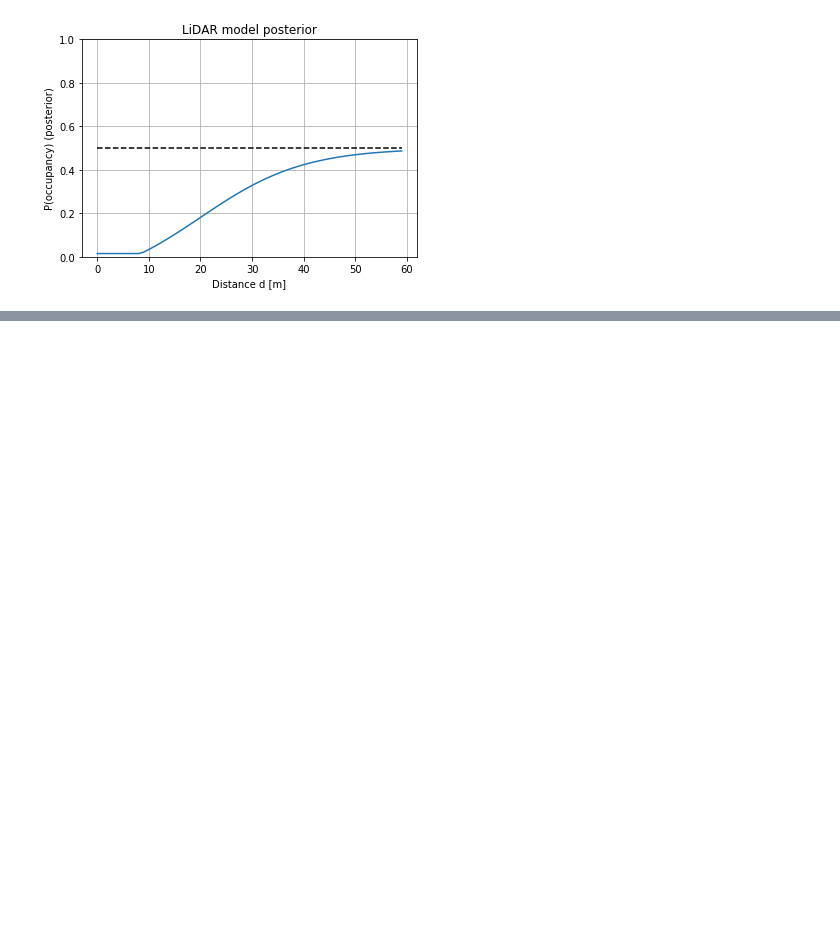
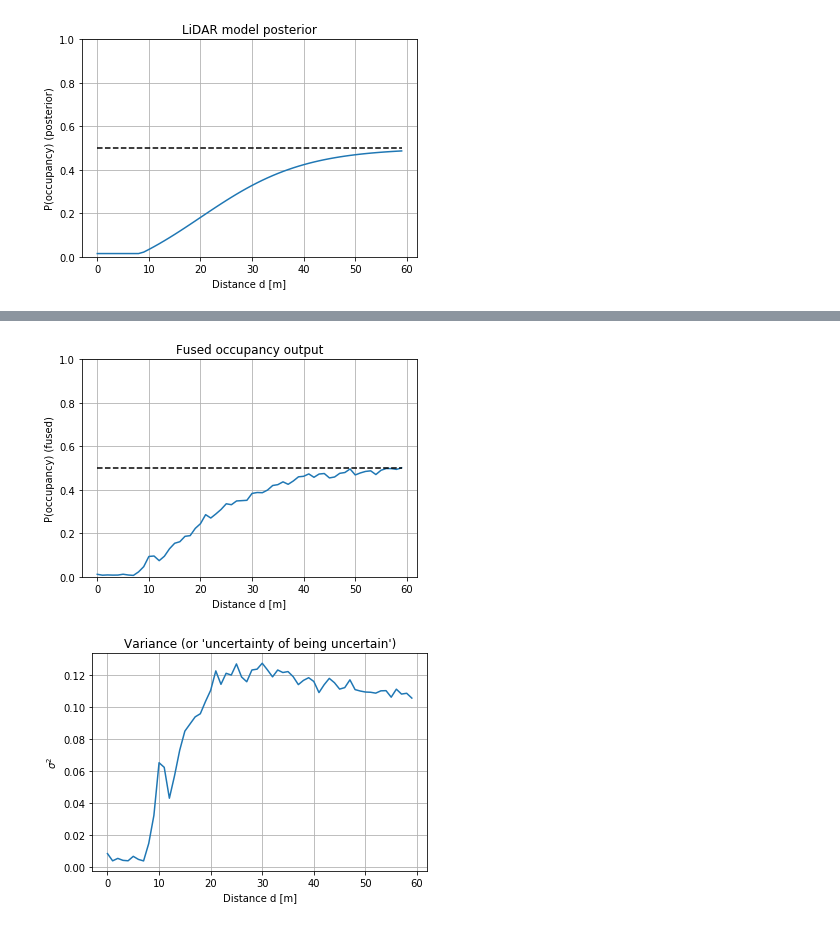
Before and after one commit to robin-karlsson0/bayesian-perception-demo, a Jupyter notebook: probabilistic_spatial_occupancy.ipynb, the cells around one changed output, grey strips where cells are left out. Drawn from its saved outputs; the diff is of its cells as text; code cells hidden in the pictures; blank space fills up the shorter version.

```diff
--- a/probabilistic_spatial_occupancy.ipynb
+++ b/probabilistic_spatial_occupancy.ipynb
@@ -371,0 +531,40 @@ plt.show()
+# %%
+fusion_p_array = np.zeros(60)
+fusion_var_array = np.zeros(60)
+
+for i in range(60):
+
+    a_camera = a_array_camera[i]
+    b_camera = b_array_camera[i]
+    a_lidar = a_array_lidar[i]
+    b_lidar = b_array_lidar[i]
+
+    probs = []
+
+    for j in range(1000):
+
+        prob_y_1 = sample_model(a_camera, b_camera, a_lidar, b_lidar)
+        probs.append(prob_y_1)
+
+    #print(probs)
+    fusion_p_array[i] = np.mean(probs)
+    fusion_var_array[i] = np.var(probs)
+# %%
+plt.plot(fusion_p_array)
+plt.plot(0.5*np.ones(60), 'k--')
+plt.title("Fused occupancy output")
+plt.xlabel("Distance d [m]")
+plt.ylabel("P(occupancy) (fused)")
+plt.grid()
+plt.ylim(0,1)
+plt.show()
+
+plt.plot(fusion_var_array)
+plt.title("Variance (or 'uncertainty of being uncertain')")
+plt.xlabel("Distance d [m]")
+plt.ylabel(r'$\sigma^2$')
+plt.grid()
+plt.show()
+# %% [output]
+[figure, added]
+[figure, added]
```
Also changed, not shown: parts of 17 cells of this notebook.
